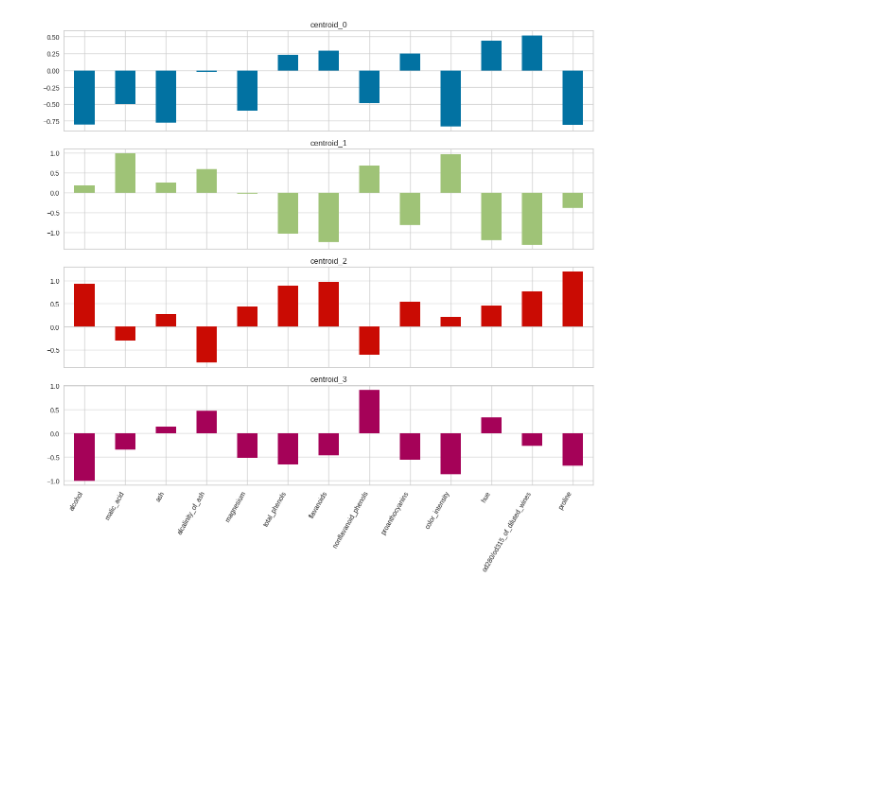
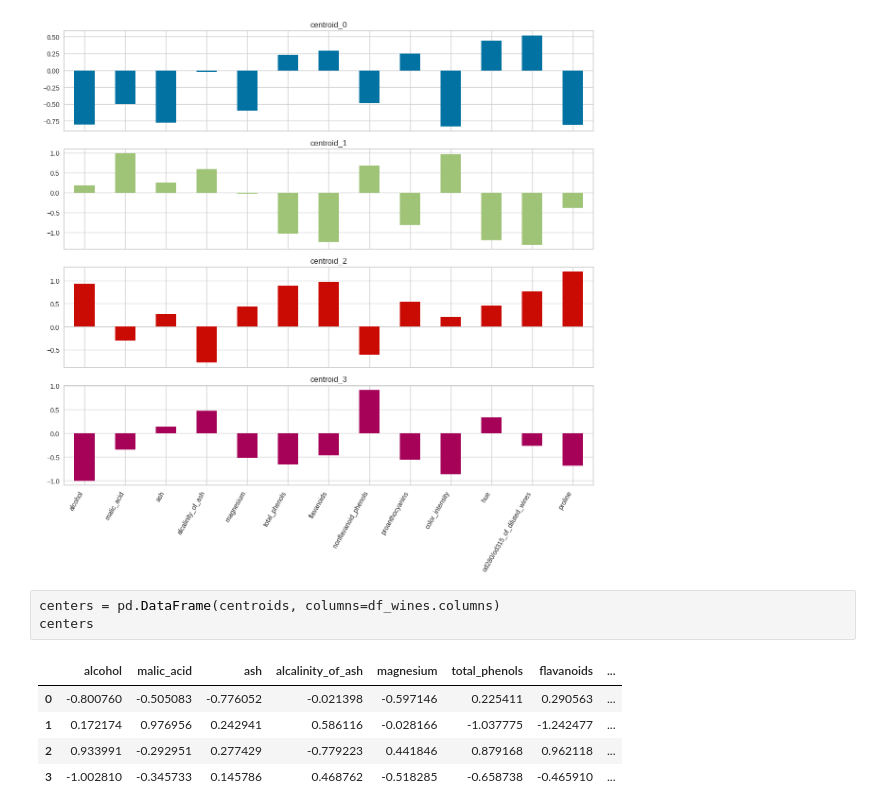
Before and after one commit to PabloLBandeira/biblioteca-Pandas, a Jupyter notebook: ClusterizacaoKMeans.ipynb, the cells around one changed output. Drawn from its saved outputs; the diff is of its cells as text; blank space fills up the shorter version.

```diff
--- a/ClusterizacaoKMeans.ipynb
+++ b/ClusterizacaoKMeans.ipynb
@@ -116,3 +116,12 @@ plt.tight_layout()
 plt.show()
 # %% [output]
 [figure]
+# %%
+centers = pd.DataFrame(centroids, columns=df_wines.columns)
+centers
+# %% [output]
+|  | alcohol | malic_acid | ash | alcalinity_of_ash | magnesium | total_phenols | flavanoids | ... |
+| 0 | -0.800760 | -0.505083 | -0.776052 | -0.021398 | -0.597146 | 0.225411 | 0.290563 | ... |
+| 1 | 0.172174 | 0.976956 | 0.242941 | 0.586116 | -0.028166 | -1.037775 | -1.242477 | ... |
+| 2 | 0.933991 | -0.292951 | 0.277429 | -0.779223 | 0.441846 | 0.879168 | 0.962118 | ... |
+| 3 | -1.002810 | -0.345733 | 0.145786 | 0.468762 | -0.518285 | -0.658738 | -0.465910 | ... |
```
Also changed, not shown: parts of 2 cells of this notebook.
